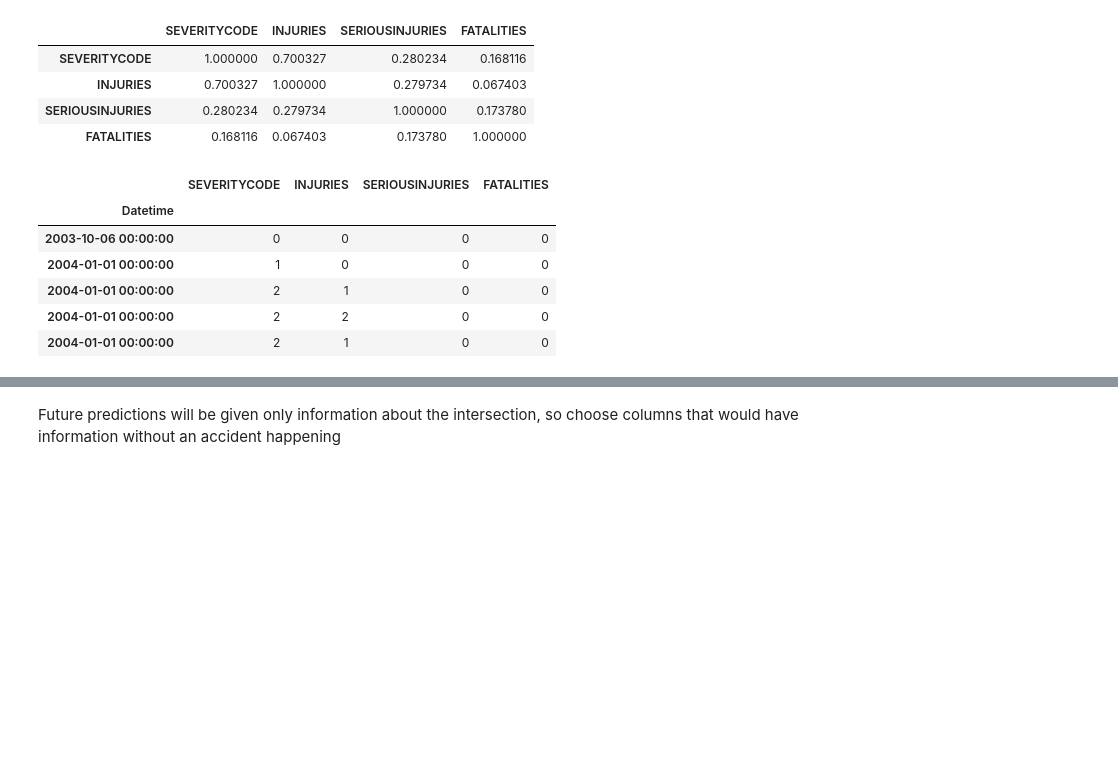
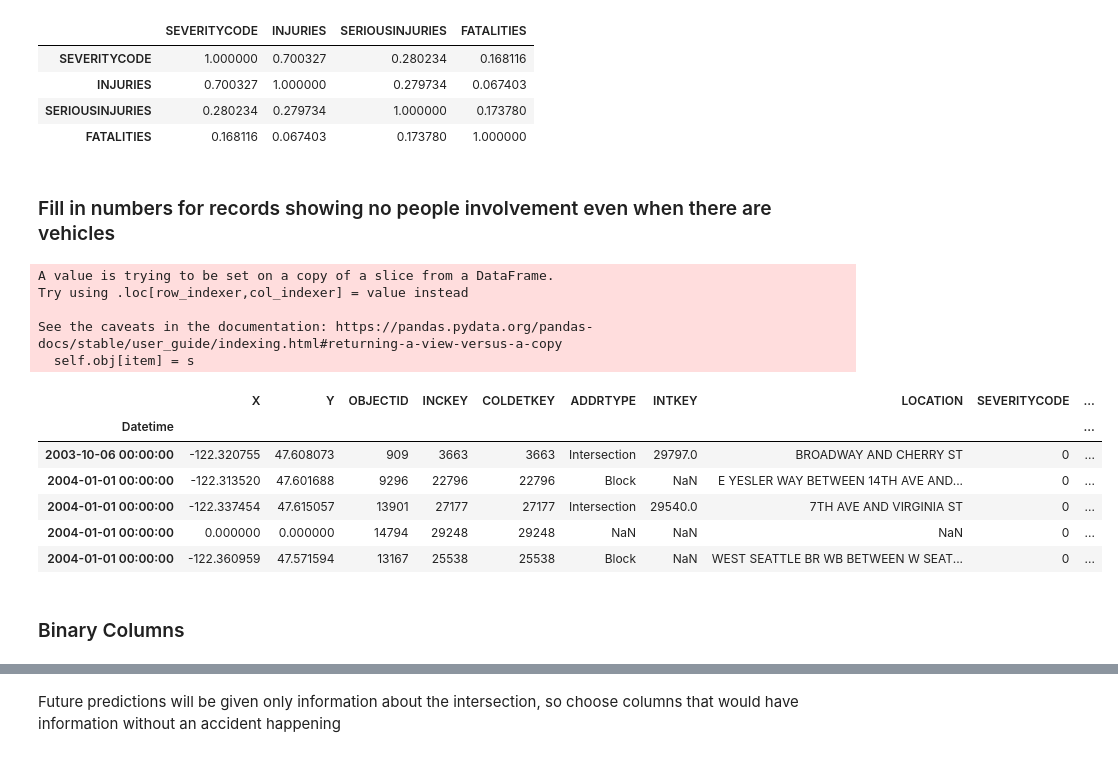
Before and after one commit to DataCircles/traffic_collisions_ml_team1, a Jupyter notebook: notebooks/cindy_model1.ipynb, the cells around one changed output, grey strips where cells are left out. Saved outputs shown, nothing was run; the diff lists cells and outputs as text; code cells hidden in the pictures; blank space fills up the shorter version.

```diff
--- a/notebooks/cindy_model1.ipynb
+++ b/notebooks/cindy_model1.ipynb
@@ -91,13 +90,30 @@ collisions[['SEVERITYCODE', 'INJURIES', 'SERIOUSINJURIES', 'FATALITIES']].corr()
 | INJURIES | 0.700327 | 1.000000 | 0.279734 | 0.067403 |
 | SERIOUSINJURIES | 0.280234 | 0.279734 | 1.000000 | 0.173780 |
 | FATALITIES | 0.168116 | 0.067403 | 0.173780 | 1.000000 |
-# %%
-collisions[['SEVERITYCODE', 'INJURIES', 'SERIOUSINJURIES', 'FATALITIES']].head()
-# %% [output]
-|  | SEVERITYCODE | INJURIES | SERIOUSINJURIES | FATALITIES |
-| Datetime |  |  |  |  |
-| 2003-10-06 00:00:00 | 0 | 0 | 0 | 0 |
-| 2004-01-01 00:00:00 | 1 | 0 | 0 | 0 |
-| 2004-01-01 00:00:00 | 2 | 1 | 0 | 0 |
-| 2004-01-01 00:00:00 | 2 | 2 | 0 | 0 |
-| 2004-01-01 00:00:00 | 2 | 1 | 0 | 0 |
+# %% [markdown]
+### Fill in numbers for records showing no people involvement even when there are vehicles
+# %%
+no_people = collisions.loc[(collisions['PEDCOUNT'] == 0) &
+           (collisions['PEDCYLCOUNT'] == 0) &
+           (collisions['PERSONCOUNT'] == 0) &
+            (collisions['VEHCOUNT'] == 0)]
+
+people = collisions.loc[(collisions['PEDCOUNT'] != 0) |
+           (collisions['PEDCYLCOUNT'] != 0) |
+           (collisions['PERSONCOUNT'] != 0) |
+            (collisions['VEHCOUNT'] != 0)]
+# %%
+# Replace the values in no_people df and merge with original collisions set
+veh_count = no_people['SDOT_COLDESC'].apply(lambda x: x.count('VEHICLE') if type(x) == str else 0)
+ped_count = no_people['SDOT_COLDESC'].apply(lambda x: x.count('PEDESTRIAN') if type(x) == str else 0)
+cyclist_count = no_people['SDOT_COLDESC'].apply(lambda x: x.count('PEDALCYCLIST') if type(x) == str else 0)
+
+no_people.loc[:,'VEHCOUNT'] = veh_count
+no_people.loc[:,'PEDCOUNT'] = ped_count
+no_people.loc[:, 'PEDCYLCOUNT'] = cyclist_count
+# %% [output]
+A value is trying to be set on a copy of a slice from a DataFrame.
+Try using .loc[row_indexer,col_indexer] = value instead
+
+See the caveats in the documentation: https://pandas.pydata.org/pandas-docs/stable/user_guide/indexing.html#returning-a-view-versus-a-copy
+  self.obj[item] = s
@@ -103,0 +123,12 @@ collisions[['SEVERITYCODE', 'INJURIES', 'SERIOUSINJURIES', 'FATALITIES']].head()
+# %%
+df.head()
+# %% [output]
+|  | X | Y | OBJECTID | INCKEY | COLDETKEY | ADDRTYPE | INTKEY | LOCATION | SEVERITYCODE | ... |
+| Datetime |  |  |  |  |  |  |  |  |  | ... |
+| 2003-10-06 00:00:00 | -122.320755 | 47.608073 | 909 | 3663 | 3663 | Intersection | 29797.0 | BROADWAY AND CHERRY ST | 0 | ... |
+| 2004-01-01 00:00:00 | -122.313520 | 47.601688 | 9296 | 22796 | 22796 | Block | NaN | E YESLER WAY BETWEEN 14TH AVE AND... | 0 | ... |
+| 2004-01-01 00:00:00 | -122.337454 | 47.615057 | 13901 | 27177 | 27177 | Intersection | 29540.0 | 7TH AVE AND VIRGINIA ST | 0 | ... |
+| 2004-01-01 00:00:00 | 0.000000 | 0.000000 | 14794 | 29248 | 29248 | NaN | NaN | NaN | 0 | ... |
+| 2004-01-01 00:00:00 | -122.360959 | 47.571594 | 13167 | 25538 | 25538 | Block | NaN | WEST SEATTLE BR WB BETWEEN W SEAT... | 0 | ... |
+# %% [markdown]
+### Binary Columns
```
Also changed, not shown: parts of 17 cells of this notebook.
